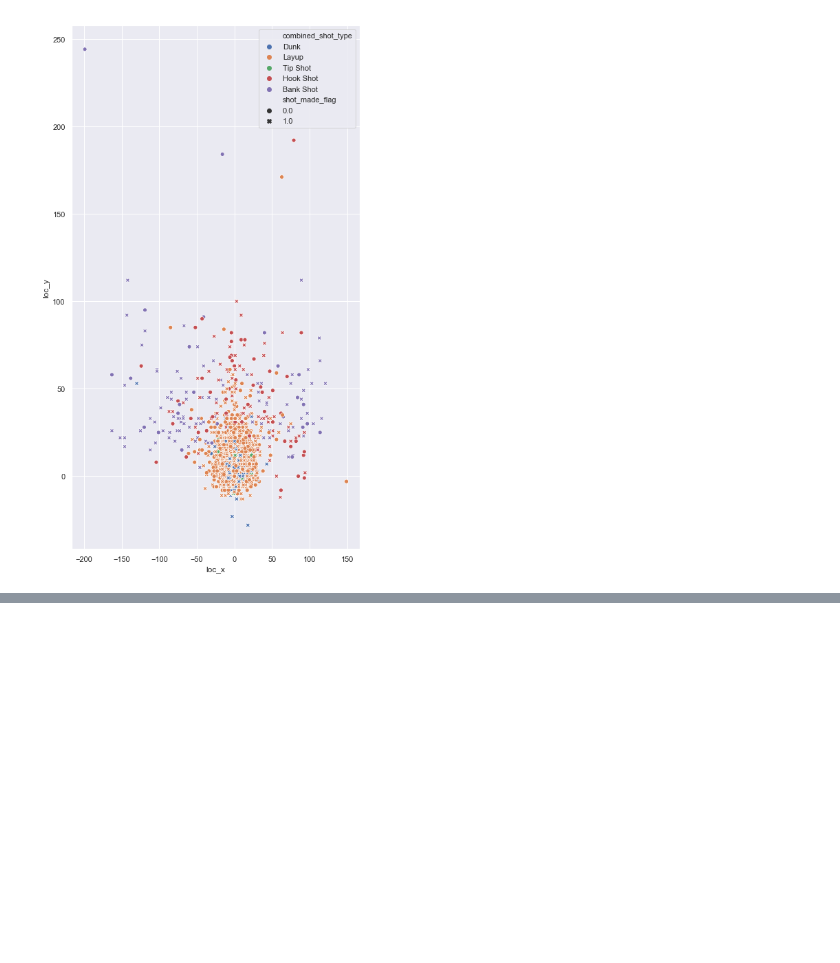
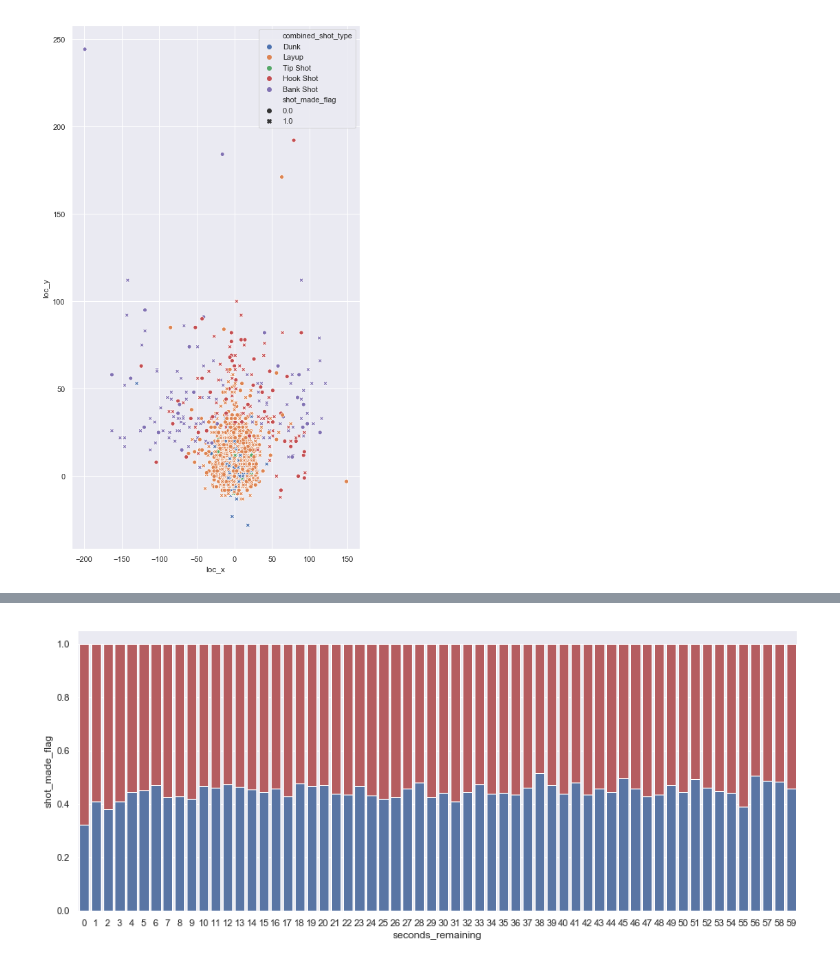
Before and after one commit to Vonski/ALHE_KobeBryant, a Jupyter notebook: notebooks/data_analysis.ipynb, the cells around one changed output, grey strips where cells are left out. Cells and saved outputs as stored; diff of their text form; code cells hidden in the pictures; blank space fills up the shorter version.

```diff
--- a/notebooks/data_analysis.ipynb
+++ b/notebooks/data_analysis.ipynb
@@ -52,0 +92,8 @@ plt.show()
+# %%
+plt.figure(figsize=(15,6))
+sns.barplot(x=data["seconds_remaining"], y=np.ones(len(data)), color='r', label='0')
+grouped=data.groupby("seconds_remaining", as_index=False)['shot_made_flag'].mean()
+sns.barplot(x=grouped["seconds_remaining"], y=grouped["shot_made_flag"], color='b', label='1')
+plt.show()
+# %% [output]
+[figure, added]
```
Also changed, not shown: parts of 13 cells of this notebook.
